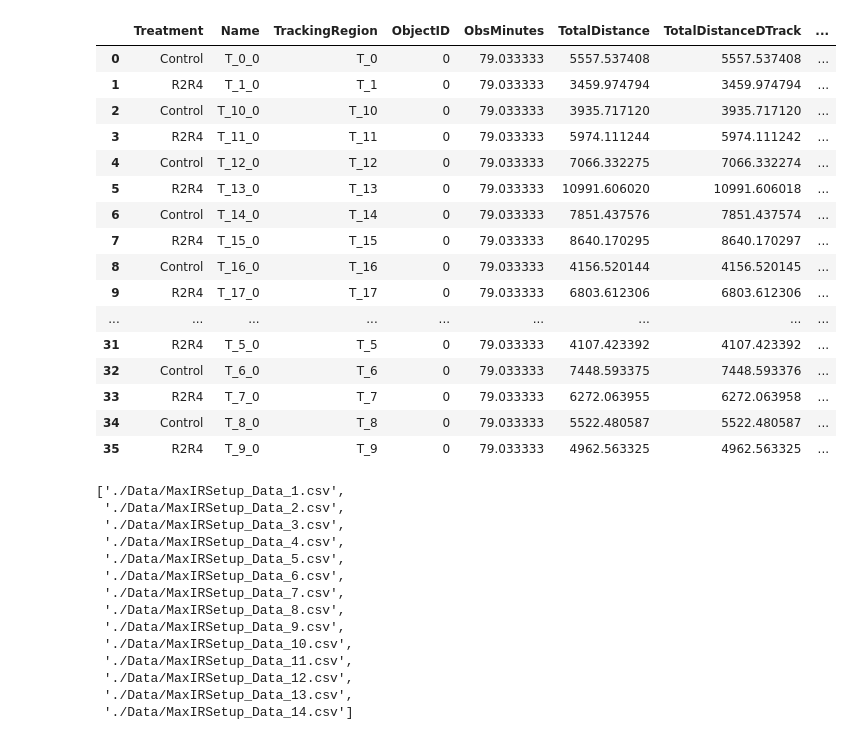
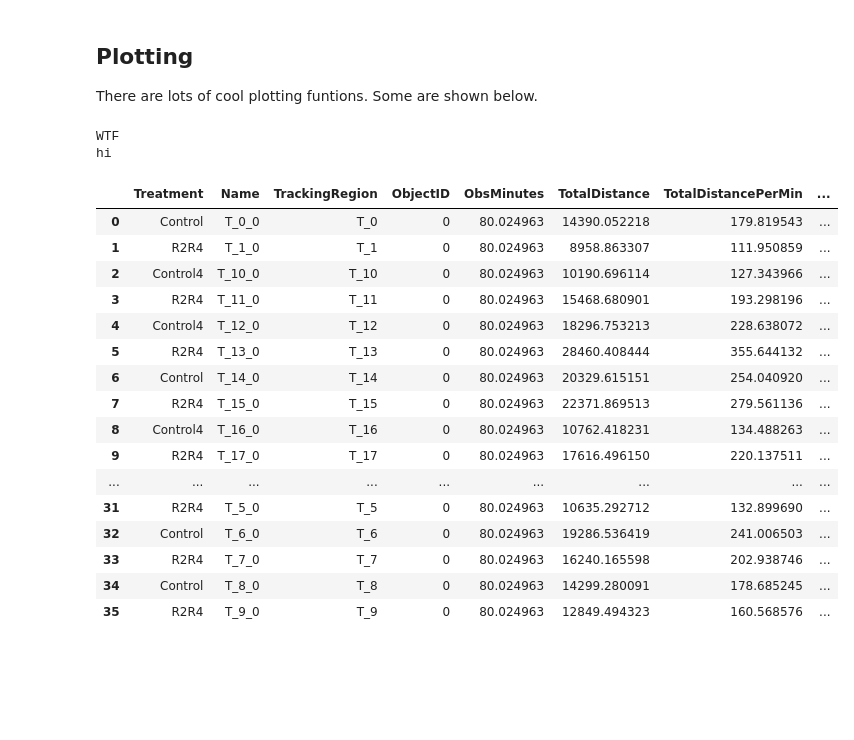
Before and after one commit to BlueFlies/PyTrackingAnalysis, a Jupyter notebook: PyTrackingTesting.ipynb, the cells around one changed output. Cells and saved outputs as stored; diff of their text form; code cells hidden in the pictures; blank space fills up the shorter version.

```diff
--- a/PyTrackingTesting.ipynb
+++ b/PyTrackingTesting.ipynb
@@ -37,0 +22,3 @@ arena.plot_treatments_facet_twochoicetracker([10,70])
+# %%
+p=Parameters()
+p.set_arena_max_values(TrackingType.TWOCHOICETRACKER)
@@ -37,0 +36,2 @@ arena.plot_treatments_facet_twochoicetracker([10,70])
+# %%
+arena = Arena.Arena('MaxIRSetup',p,data_path='./Data/')
@@ -38,37 +65,25 @@ arena.plot_treatments_facet_twochoicetracker([10,70])
+# %% [markdown]
+## Plotting
+There are lots of cool plotting funtions.  Some are shown below.
 # %%
-arena.summarize()
+arena.summarize(write_to_csvfile=True)
 # %% [output]
+WTF
+hi
-|  | Treatment | Name | TrackingRegion | ObjectID | ObsMinutes | TotalDistance | TotalDistanceDTrack | ... |
-| 0 | Control | T_0_0 | T_0 | 0 | 79.033333 | 5557.537408 | 5557.537408 | ... |
-| 1 | R2R4 | T_1_0 | T_1 | 0 | 79.033333 | 3459.974794 | 3459.974794 | ... |
-| 2 | Control | T_10_0 | T_10 | 0 | 79.033333 | 3935.717120 | 3935.717120 | ... |
-| 3 | R2R4 | T_11_0 | T_11 | 0 | 79.033333 | 5974.111244 | 5974.111242 | ... |
-| 4 | Control | T_12_0 | T_12 | 0 | 79.033333 | 7066.332275 | 7066.332274 | ... |
-| 5 | R2R4 | T_13_0 | T_13 | 0 | 79.033333 | 10991.606020 | 10991.606018 | ... |
-| 6 | Control | T_14_0 | T_14 | 0 | 79.033333 | 7851.437576 | 7851.437574 | ... |
-| 7 | R2R4 | T_15_0 | T_15 | 0 | 79.033333 | 8640.170295 | 8640.170297 | ... |
-| 8 | Control | T_16_0 | T_16 | 0 | 79.033333 | 4156.520144 | 4156.520145 | ... |
-| 9 | R2R4 | T_17_0 | T_17 | 0 | 79.033333 | 6803.612306 | 6803.612306 | ... |
+|  | Treatment | Name | TrackingRegion | ObjectID | ObsMinutes | TotalDistance | TotalDistancePerMin | ... |
+| 0 | Control | T_0_0 | T_0 | 0 | 80.024963 | 14390.052218 | 179.819543 | ... |
+| 1 | R2R4 | T_1_0 | T_1 | 0 | 80.024963 | 8958.863307 | 111.950859 | ... |
+| 2 | Control4 | T_10_0 | T_10 | 0 | 80.024963 | 10190.696114 | 127.343966 | ... |
+| 3 | R2R4 | T_11_0 | T_11 | 0 | 80.024963 | 15468.680901 | 193.298196 | ... |
+| 4 | Control4 | T_12_0 | T_12 | 0 | 80.024963 | 18296.753213 | 228.638072 | ... |
+| 5 | R2R4 | T_13_0 | T_13 | 0 | 80.024963 | 28460.408444 | 355.644132 | ... |
+| 6 | Control | T_14_0 | T_14 | 0 | 80.024963 | 20329.615151 | 254.040920 | ... |
+| 7 | R2R4 | T_15_0 | T_15 | 0 | 80.024963 | 22371.869513 | 279.561136 | ... |
+| 8 | Control4 | T_16_0 | T_16 | 0 | 80.024963 | 10762.418231 | 134.488263 | ... |
+| 9 | R2R4 | T_17_0 | T_17 | 0 | 80.024963 | 17616.496150 | 220.137511 | ... |
 | ... | ... | ... | ... | ... | ... | ... | ... | ... |
-| 31 | R2R4 | T_5_0 | T_5 | 0 | 79.033333 | 4107.423392 | 4107.423392 | ... |
-| 32 | Control | T_6_0 | T_6 | 0 | 79.033333 | 7448.593375 | 7448.593376 | ... |
-| 33 | R2R4 | T_7_0 | T_7 | 0 | 79.033333 | 6272.063955 | 6272.063958 | ... |
-| 34 | Control | T_8_0 | T_8 | 0 | 79.033333 | 5522.480587 | 5522.480587 | ... |
-| 35 | R2R4 | T_9_0 | T_9 | 0 | 79.033333 | 4962.563325 | 4962.563325 | ... |
+| 31 | R2R4 | T_5_0 | T_5 | 0 | 80.024963 | 10635.292712 | 132.899690 | ... |
+| 32 | Control | T_6_0 | T_6 | 0 | 80.024963 | 19286.536419 | 241.006503 | ... |
+| 33 | R2R4 | T_7_0 | T_7 | 0 | 80.024963 | 16240.165598 | 202.938746 | ... |
+| 34 | Control | T_8_0 | T_8 | 0 | 80.024963 | 14299.280091 | 178.685245 | ... |
+| 35 | R2R4 | T_9_0 | T_9 | 0 | 80.024963 | 12849.494323 | 160.568576 | ... |
-# %%
-natsorted(glob.glob("./Data/*_Data_*.csv"))
-# %% [output]
-['./Data/MaxIRSetup_Data_1.csv',
- './Data/MaxIRSetup_Data_2.csv',
- './Data/MaxIRSetup_Data_3.csv',
- './Data/MaxIRSetup_Data_4.csv',
- './Data/MaxIRSetup_Data_5.csv',
- './Data/MaxIRSetup_Data_6.csv',
- './Data/MaxIRSetup_Data_7.csv',
- './Data/MaxIRSetup_Data_8.csv',
- './Data/MaxIRSetup_Data_9.csv',
- './Data/MaxIRSetup_Data_10.csv',
- './Data/MaxIRSetup_Data_11.csv',
- './Data/MaxIRSetup_Data_12.csv',
- './Data/MaxIRSetup_Data_13.csv',
- './Data/MaxIRSetup_Data_14.csv']
```
Also changed, not shown: parts of 9 cells of this notebook, 7 other files.
